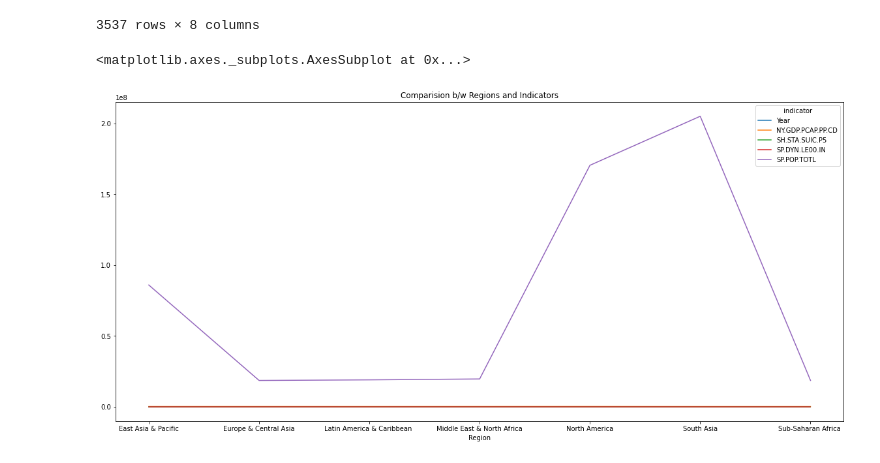
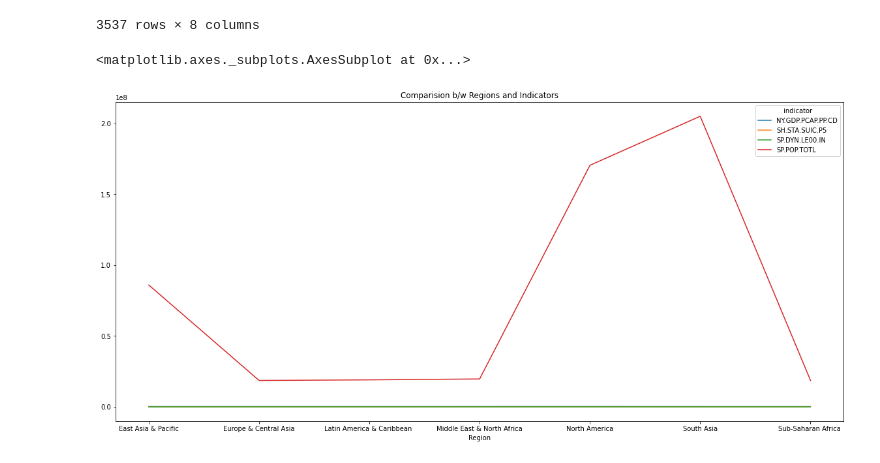
Before and after one commit to sowmith8899/data690_skola2, a Jupyter notebook: assignment_07/assignment_07.ipynb, the cells around one changed output. Saved outputs shown, nothing was run; the diff lists cells and outputs as text; code cells hidden in the pictures.

```diff
--- a/assignment_07/assignment_07.ipynb
+++ b/assignment_07/assignment_07.ipynb
@@ -247,11 +247,13 @@ df5
 | 13419 | ZWE | Zimbabwe | Sub-Saharan Africa | 2018 | 2556.793484 | 14.0 | 61.195 | ... |
 | 13420 | ZWE | Zimbabwe | Sub-Saharan Africa | 2019 | 2408.154197 | 14.1 | 61.490 | ... |
 3537 rows × 8 columns
+# %%
+grp = df5[['Region', 'NY.GDP.PCAP.PP.CD','SH.STA.SUIC.P5','SP.DYN.LE00.IN','SP.POP.TOTL']]
 # %%
-df5.groupby(['Region']).mean().plot(figsize = (20,9),title = 'Comparision b/w Regions and Indicators')
+grp.groupby(['Region']).mean().plot(figsize = (20,9),title = 'Comparision b/w Regions and Indicators')
 # %% [output]
 <matplotlib.axes._subplots.AxesSubplot at 0x...>
-[figure, old version]
+[figure, new version]
 # %%
 df6 = pd.pivot_table(df, values = 'value', index=['Country Code', 'Country Name','Region','Year'], columns = 'indicator').reset_index()
 df6 = df5.query('Year == 2020')
```
